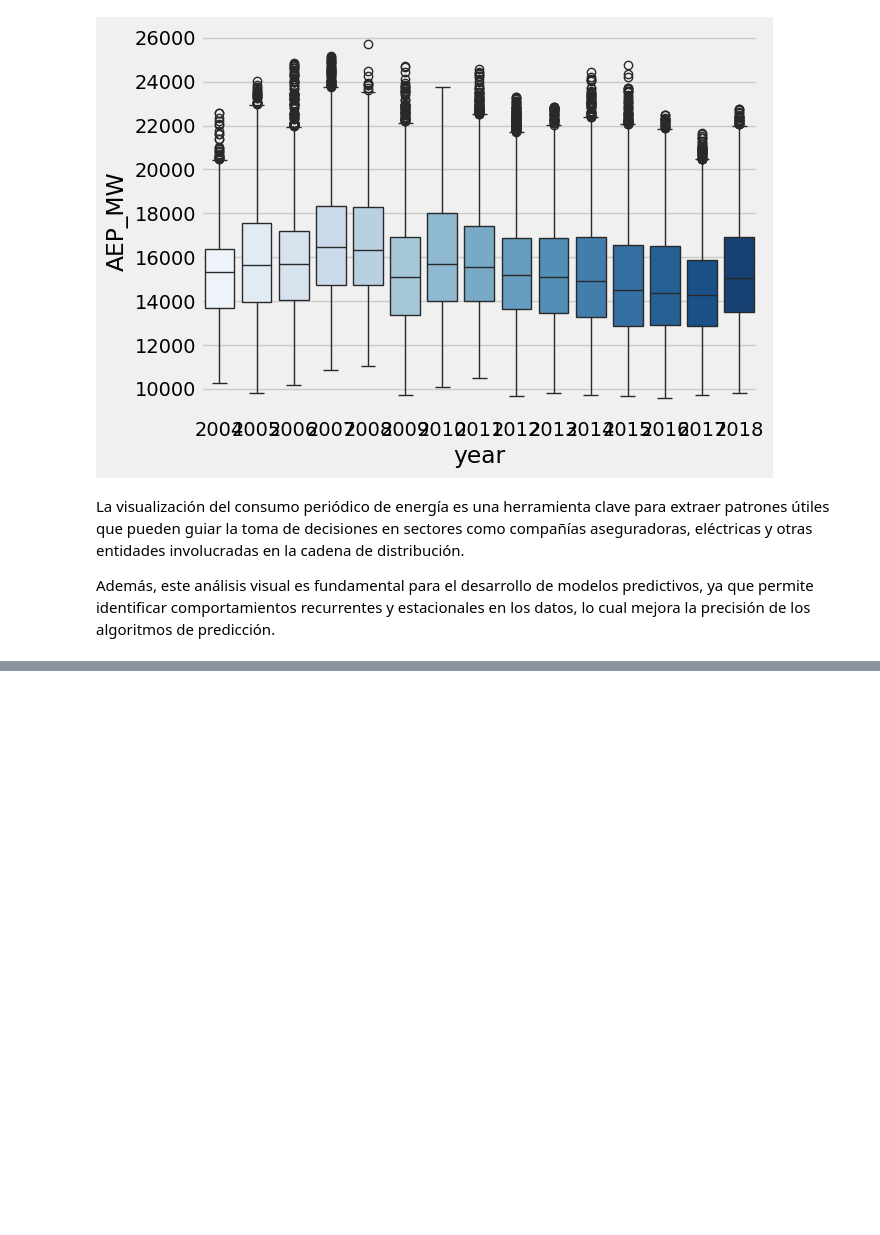
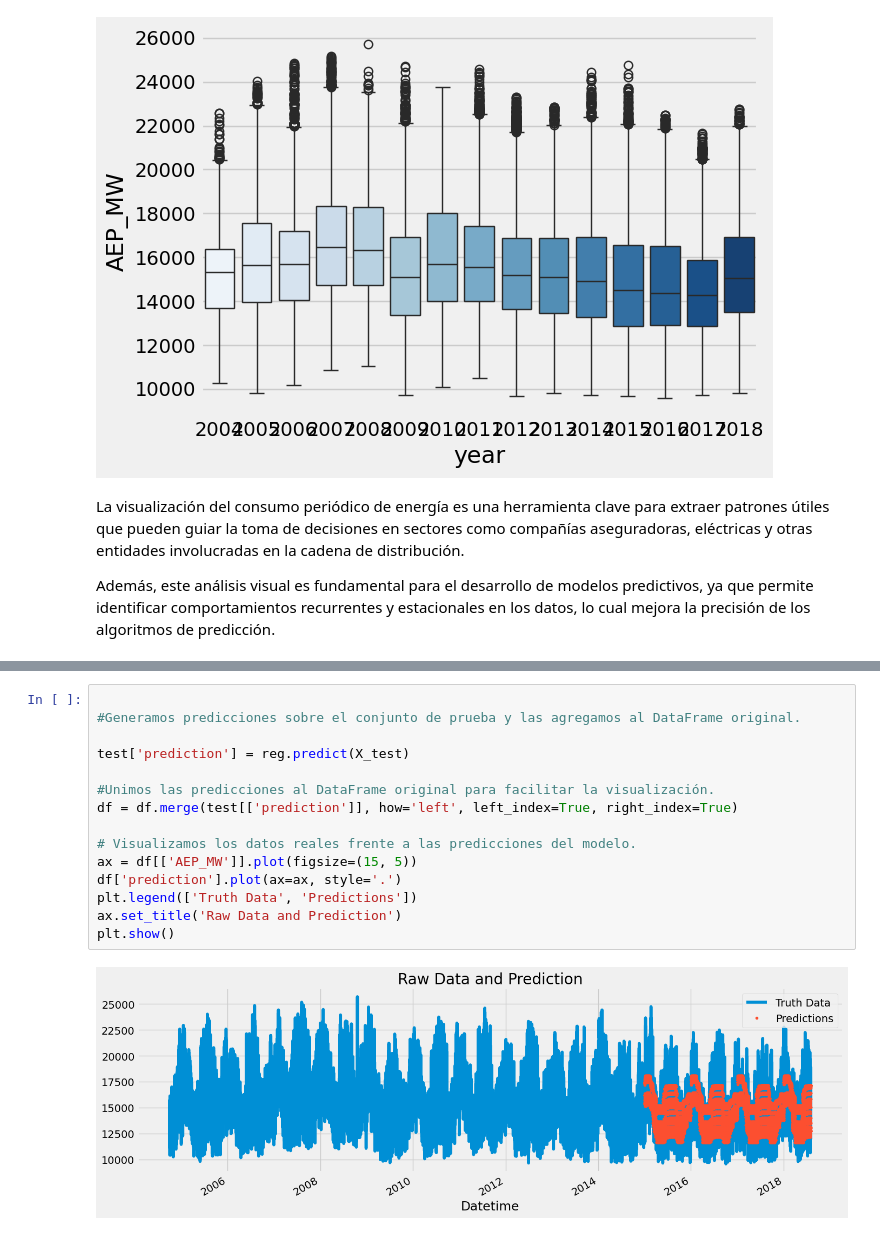
Before and after one commit to JaimeJanerAcevedo/modelo-prediccion-consumo-energetico-aep, a Jupyter notebook: energy_consumption.ipynb, the cells around one changed output, grey strips where cells are left out. Saved outputs shown, nothing was run; the diff lists cells and outputs as text; blank space fills up the shorter version.

```diff
--- a/energy_consumption.ipynb
+++ b/energy_consumption.ipynb
@@ -175,0 +253,17 @@ Además, este análisis visual es fundamental para el desarrollo de modelos pred
+# %%
+
+#Generamos predicciones sobre el conjunto de prueba y las agregamos al DataFrame original.
+
+test['prediction'] = reg.predict(X_test)
+
+#Unimos las predicciones al DataFrame original para facilitar la visualización.
+df = df.merge(test[['prediction']], how='left', left_index=True, right_index=True)
+
+# Visualizamos los datos reales frente a las predicciones del modelo.
+ax = df[['AEP_MW']].plot(figsize=(15, 5))
+df['prediction'].plot(ax=ax, style='.')
+plt.legend(['Truth Data', 'Predictions'])
+ax.set_title('Raw Data and Prediction')
+plt.show()
+# %% [output]
+[figure, added]
```
Also changed, not shown: parts of 9 cells of this notebook.
